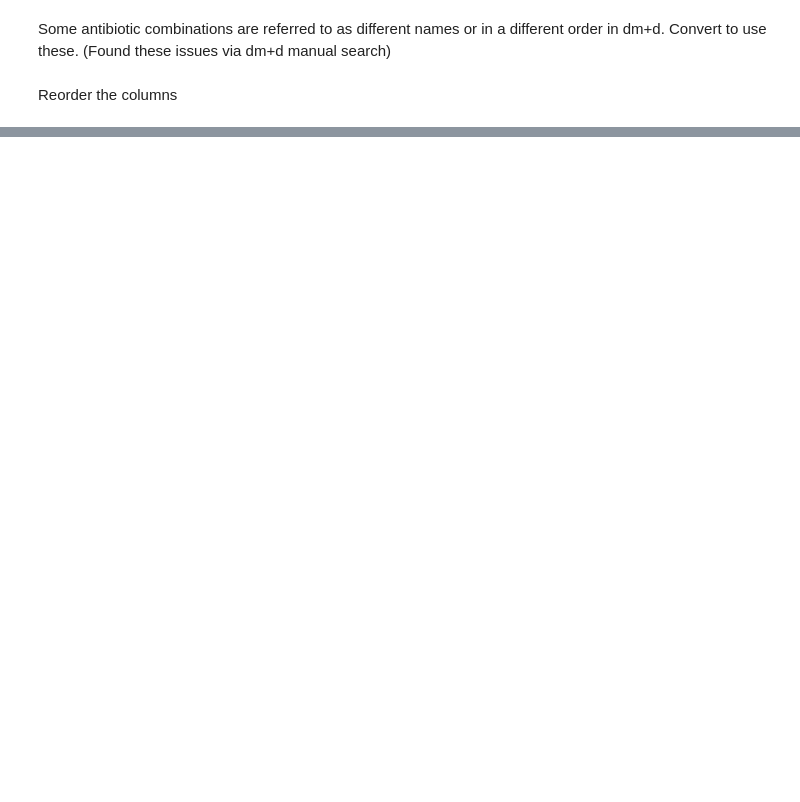
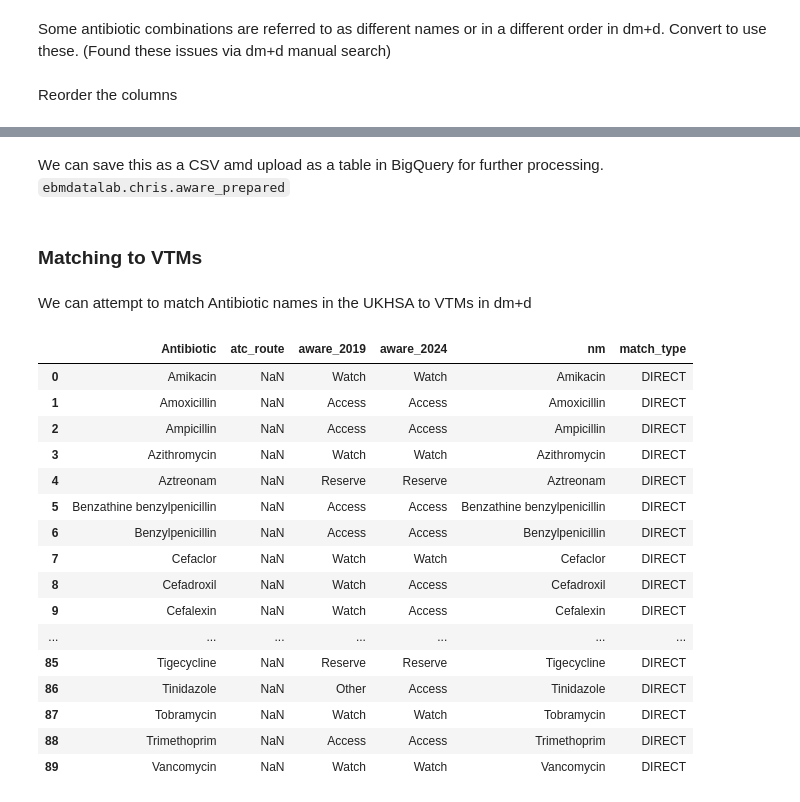
Before and after one commit to chrisjwood16/AWaRe_to_dmd, a Jupyter notebook: notebooks/AWaRe to dm+d.ipynb, the cells around one changed output, grey strips where cells are left out. Saved outputs shown, nothing was run; the diff lists cells and outputs as text; code cells hidden in the pictures; blank space fills up the shorter version.

```diff
--- a/notebooks/AWaRe to dm+d.ipynb
+++ b/notebooks/AWaRe to dm+d.ipynb
@@ -383,0 +193,2 @@ df_combined.to_csv('AWaRe_VMPs.csv')
+# %% [markdown]
+We can save this as a CSV amd upload as a table in BigQuery for further processing. `ebmdatalab.chris.aware_prepared`
@@ -383,0 +198,49 @@ df_combined.to_csv('AWaRe_VMPs.csv')
+# %% [markdown]
+### Matching to VTMs
+# %% [markdown]
+We can attempt to match Antibiotic names in the UKHSA to VTMs in dm+d
+# %%
+sql = f"""
+  SELECT
+    aware.Antibiotic,
+    aware.atc_route,
+    aware.aware_2019,
+    aware.aware_2024,
+    vtm.nm,
+    CASE
+      WHEN aware.Antibiotic = vtm.nm THEN 'DIRECT'
+      ELSE 'ASSUMED'
+    END AS match_type
+  FROM `ebmdatalab.chris.aware_list` aware
+  LEFT JOIN `ebmdatalab.dmd.vtm` vtm
+    ON vtm.nm = aware.Antibiotic
+  WHERE vtm.invalid IS NOT TRUE
+  ORDER BY Antibiotic ASC
+"""
+
+# Define the CSV path for caching the results.
+csv_path = os.path.join('..', 'data', 'vtm_match.csv')
+
+# Use the cached_read function from the bq library to run the query.
+vtm_match = bq.cached_read(sql, csv_path=csv_path)
+
+with pd.option_context('display.max_rows', None):
+    display(vtm_match)
+# %% [output]
+|  | Antibiotic | atc_route | aware_2019 | aware_2024 | nm | match_type |
+| 0 | Amikacin | NaN | Watch | Watch | Amikacin | DIRECT |
+| 1 | Amoxicillin | NaN | Access | Access | Amoxicillin | DIRECT |
+| 2 | Ampicillin | NaN | Access | Access | Ampicillin | DIRECT |
+| 3 | Azithromycin | NaN | Watch | Watch | Azithromycin | DIRECT |
+| 4 | Aztreonam | NaN | Reserve | Reserve | Aztreonam | DIRECT |
+| 5 | Benzathine benzylpenicillin | NaN | Access | Access | Benzathine benzylpenicillin | DIRECT |
+| 6 | Benzylpenicillin | NaN | Access | Access | Benzylpenicillin | DIRECT |
+| 7 | Cefaclor | NaN | Watch | Watch | Cefaclor | DIRECT |
+| 8 | Cefadroxil | NaN | Watch | Access | Cefadroxil | DIRECT |
+| 9 | Cefalexin | NaN | Watch | Access | Cefalexin | DIRECT |
+| ... | ... | ... | ... | ... | ... | ... |
+| 85 | Tigecycline | NaN | Reserve | Reserve | Tigecycline | DIRECT |
+| 86 | Tinidazole | NaN | Other | Access | Tinidazole | DIRECT |
+| 87 | Tobramycin | NaN | Watch | Watch | Tobramycin | DIRECT |
+| 88 | Trimethoprim | NaN | Access | Access | Trimethoprim | DIRECT |
+| 89 | Vancomycin | NaN | Watch | Watch | Vancomycin | DIRECT |
```
Also changed, not shown: parts of 55 cells of this notebook, 4 other files.
